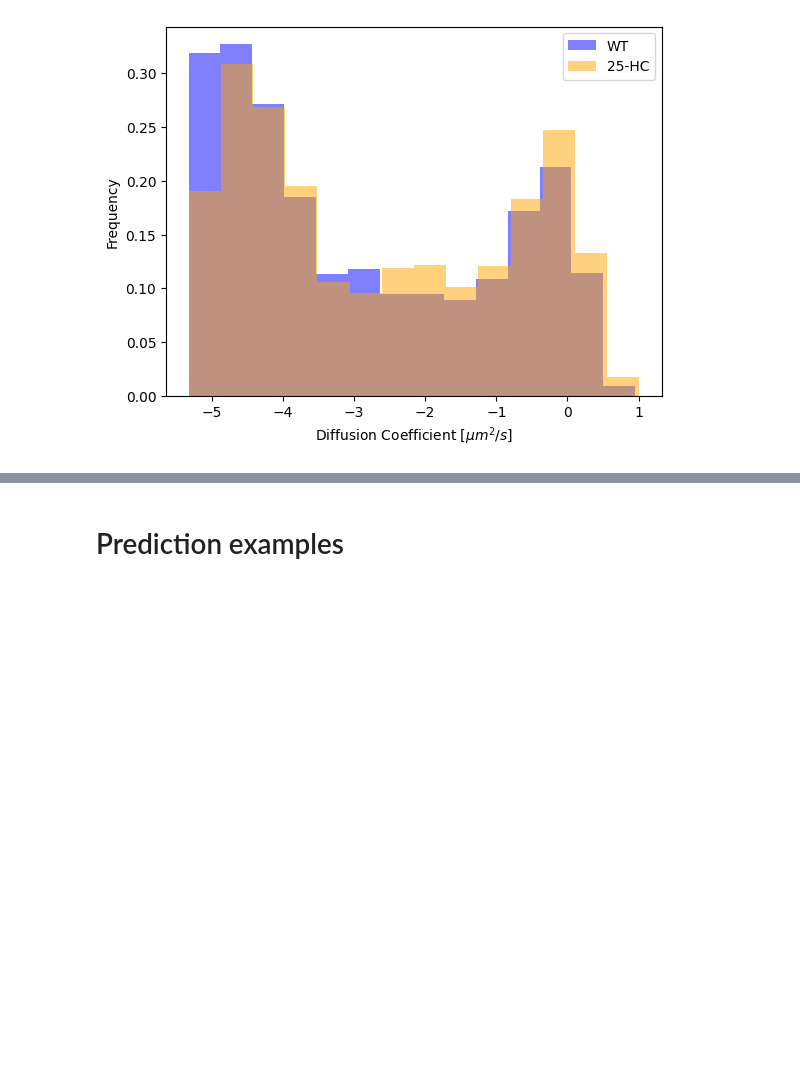
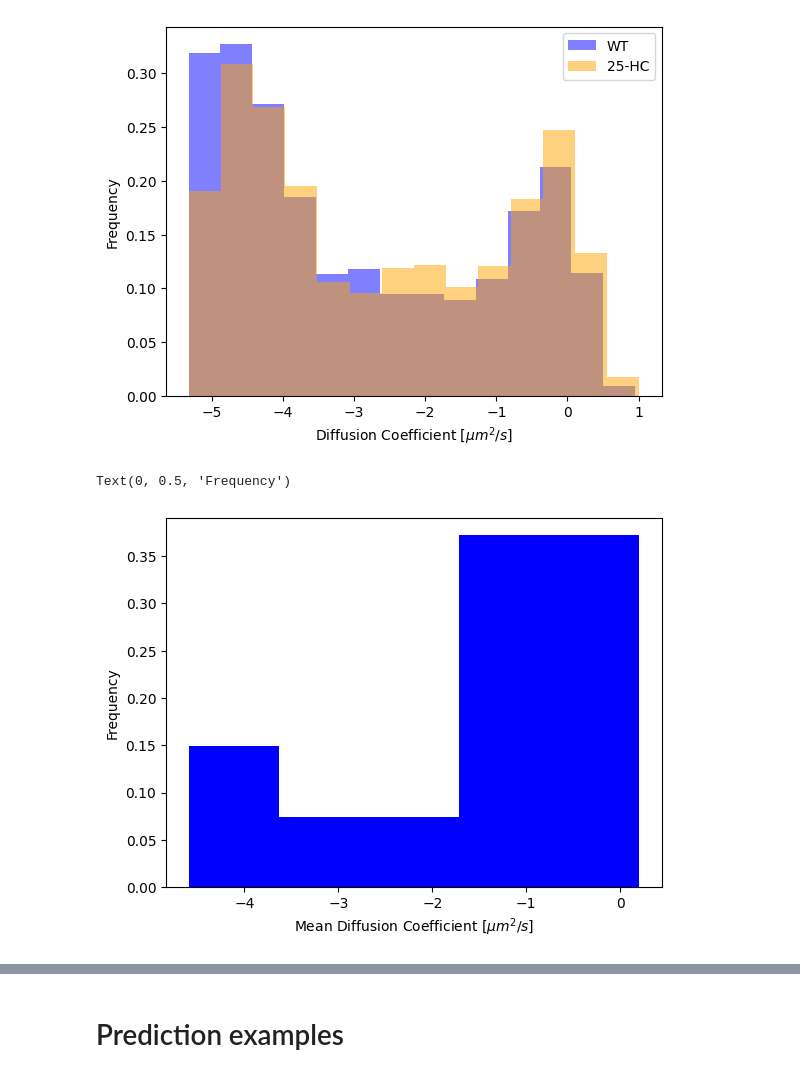
Before and after one commit to JessicaAngulo/step, a Jupyter notebook: nbs/tutorials/preliminary_2datasets.ipynb, the cells around one changed output, grey strips where cells are left out. Saved outputs shown, nothing was run; the diff lists cells and outputs as text; code cells hidden in the pictures; blank space fills up the shorter version.

```diff
--- a/nbs/tutorials/preliminary_2datasets.ipynb
+++ b/nbs/tutorials/preliminary_2datasets.ipynb
@@ -248,3 +244,12 @@ preds_mean2 = [p.mean().numpy().item() for p in preds2]
+# %%
+#Representation of one dataset
+bin_size = int(np.ceil(np.log2(len(preds_mean))) + 1)
+plt.hist(preds_mean, bins=bin_size, alpha=1, color='blue', label='WT', density=True);
+plt.xlabel('Mean Diffusion Coefficient [$\mu m^2/s$]')
+plt.ylabel('Frequency')
+# %% [output]
+Text(0, 0.5, 'Frequency')
+[figure, added]
 # %%
 bin_size1 = int(np.ceil(np.log2(len(preds_mean))) + 1)
 bin_size2 = int(np.ceil(np.log2(len(preds_mean2))) + 1)
```
Also changed, not shown: parts of 17 cells of this notebook.
